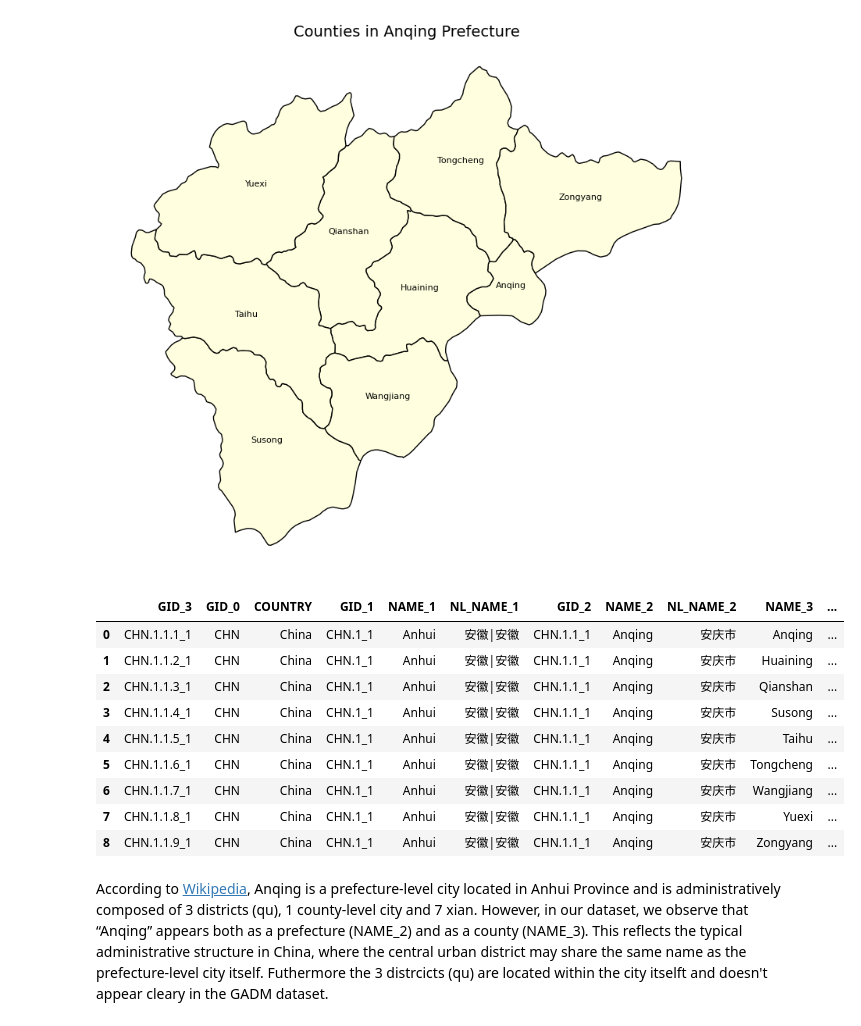
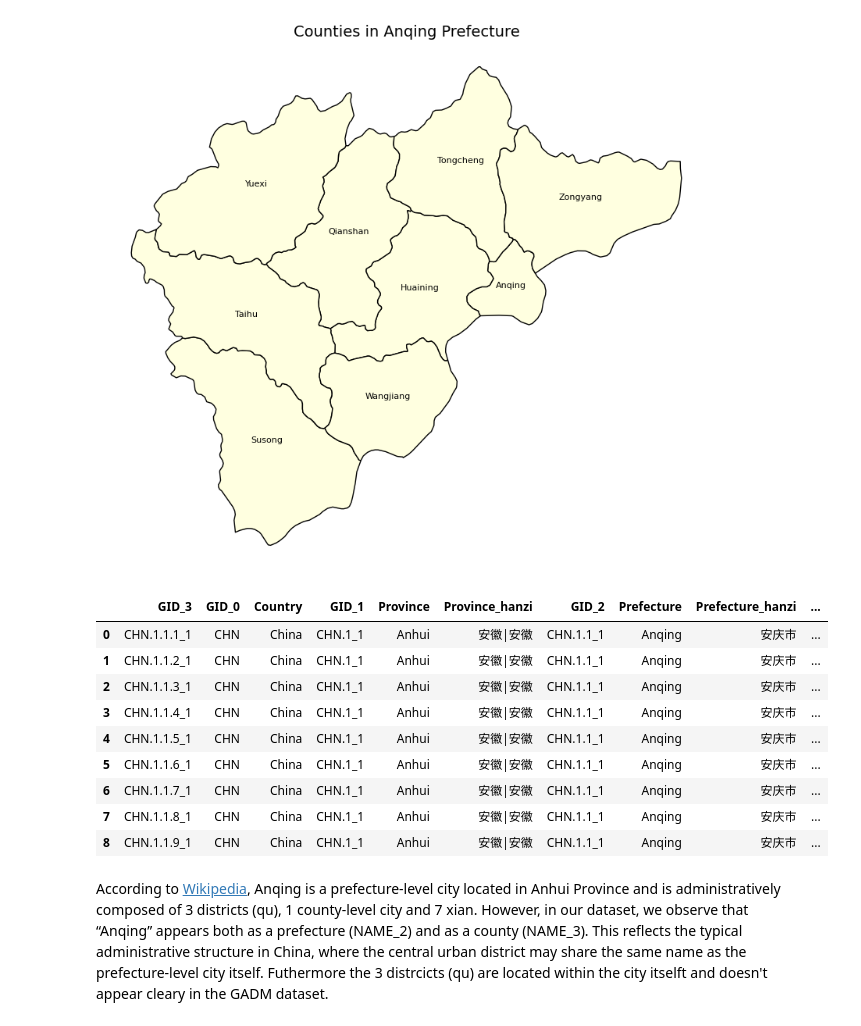
Before and after one commit to XinranHf/solar-data-china, a Jupyter notebook: scripts/mapdata/GADM.ipynb, the cells around one changed output. Cells and saved outputs as stored; diff of their text form; code cells hidden in the pictures.

```diff
--- a/scripts/mapdata/GADM.ipynb
+++ b/scripts/mapdata/GADM.ipynb
@@ -89,7 +89,7 @@ Extracted files: ['ChinaPV_vectorized', 'gadm41_CHN_3.json', 'Global-Solar-Power
 # Clean
 # %%
 #County
-counties = gpd.read_file(os.path.join("../../data/mapdata", f"gadm{version_nopoint}_CHN_3.json"))
+counties = gpd.read_file(os.path.join("../../data/raw_data", f"gadm{version_nopoint}_CHN_3.json"))
 # %%
 counties.head()
 # %% [output]
@@ -180,9 +180,9 @@ counties = counties.rename(columns={
     "NAME_2": "Prefecture",
     "NL_NAME_2": "Prefecture_hanzi",
     "NAME_3": "County",
-    "VARNAME_3": "County_pinying",
+    "VARNAME_3": "County_pinyin",
     "NL_NAME_3": "County_hanzi",
-    "TYPE_3": "County_type_pinying",
+    "TYPE_3": "County_type_pinyin",
     "ENGTYPE_3": "County_type_eng",
 })
 # %% [markdown]
@@ -268,18 +268,18 @@ plt.show()
 # %% [output]
 [figure]
 # %%
-counties[counties["NAME_2"]=="Anqing"]
+counties[counties["Prefecture"]=="Anqing"]
 # %% [output]
-|  | GID_3 | GID_0 | COUNTRY | GID_1 | NAME_1 | NL_NAME_1 | GID_2 | NAME_2 | NL_NAME_2 | NAME_3 | ... |
-| 0 | CHN.1.1.1_1 | CHN | China | CHN.1_1 | Anhui | 安徽|安徽 | CHN.1.1_1 | Anqing | 安庆市 | Anqing | ... |
-| 1 | CHN.1.1.2_1 | CHN | China | CHN.1_1 | Anhui | 安徽|安徽 | CHN.1.1_1 | Anqing | 安庆市 | Huaining | ... |
-| 2 | CHN.1.1.3_1 | CHN | China | CHN.1_1 | Anhui | 安徽|安徽 | CHN.1.1_1 | Anqing | 安庆市 | Qianshan | ... |
-| 3 | CHN.1.1.4_1 | CHN | China | CHN.1_1 | Anhui | 安徽|安徽 | CHN.1.1_1 | Anqing | 安庆市 | Susong | ... |
-| 4 | CHN.1.1.5_1 | CHN | China | CHN.1_1 | Anhui | 安徽|安徽 | CHN.1.1_1 | Anqing | 安庆市 | Taihu | ... |
-| 5 | CHN.1.1.6_1 | CHN | China | CHN.1_1 | Anhui | 安徽|安徽 | CHN.1.1_1 | Anqing | 安庆市 | Tongcheng | ... |
-| 6 | CHN.1.1.7_1 | CHN | China | CHN.1_1 | Anhui | 安徽|安徽 | CHN.1.1_1 | Anqing | 安庆市 | Wangjiang | ... |
-| 7 | CHN.1.1.8_1 | CHN | China | CHN.1_1 | Anhui | 安徽|安徽 | CHN.1.1_1 | Anqing | 安庆市 | Yuexi | ... |
-| 8 | CHN.1.1.9_1 | CHN | China | CHN.1_1 | Anhui | 安徽|安徽 | CHN.1.1_1 | Anqing | 安庆市 | Zongyang | ... |
+|  | GID_3 | GID_0 | Country | GID_1 | Province | Province_hanzi | GID_2 | Prefecture | Prefecture_hanzi | ... |
+| 0 | CHN.1.1.1_1 | CHN | China | CHN.1_1 | Anhui | 安徽|安徽 | CHN.1.1_1 | Anqing | 安庆市 | ... |
+| 1 | CHN.1.1.2_1 | CHN | China | CHN.1_1 | Anhui | 安徽|安徽 | CHN.1.1_1 | Anqing | 安庆市 | ... |
+| 2 | CHN.1.1.3_1 | CHN | China | CHN.1_1 | Anhui | 安徽|安徽 | CHN.1.1_1 | Anqing | 安庆市 | ... |
+| 3 | CHN.1.1.4_1 | CHN | China | CHN.1_1 | Anhui | 安徽|安徽 | CHN.1.1_1 | Anqing | 安庆市 | ... |
+| 4 | CHN.1.1.5_1 | CHN | China | CHN.1_1 | Anhui | 安徽|安徽 | CHN.1.1_1 | Anqing | 安庆市 | ... |
+| 5 | CHN.1.1.6_1 | CHN | China | CHN.1_1 | Anhui | 安徽|安徽 | CHN.1.1_1 | Anqing | 安庆市 | ... |
+| 6 | CHN.1.1.7_1 | CHN | China | CHN.1_1 | Anhui | 安徽|安徽 | CHN.1.1_1 | Anqing | 安庆市 | ... |
+| 7 | CHN.1.1.8_1 | CHN | China | CHN.1_1 | Anhui | 安徽|安徽 | CHN.1.1_1 | Anqing | 安庆市 | ... |
+| 8 | CHN.1.1.9_1 | CHN | China | CHN.1_1 | Anhui | 安徽|安徽 | CHN.1.1_1 | Anqing | 安庆市 | ... |
 # %% [markdown]
 According to [Wikipedia](https://fr.wikipedia.org/wiki/Anqing), Anqing is a prefecture-level city located in Anhui Province and is administratively composed of 3 districts (qu), 1 county-level city and 7 xian.
 However, in our dataset, we observe that “Anqing” appears both as a prefecture (NAME_2) and as a county (NAME_3). This reflects the typical administrative structure in China, where the central urban district may share the same name as the prefecture-level city itself. Futhermore the 3 distrcicts (qu) are located within the city itselft and doesn't appear cleary in the GADM dataset.
```
Also changed, not shown: parts of 4 cells of this notebook, 3 other files.
